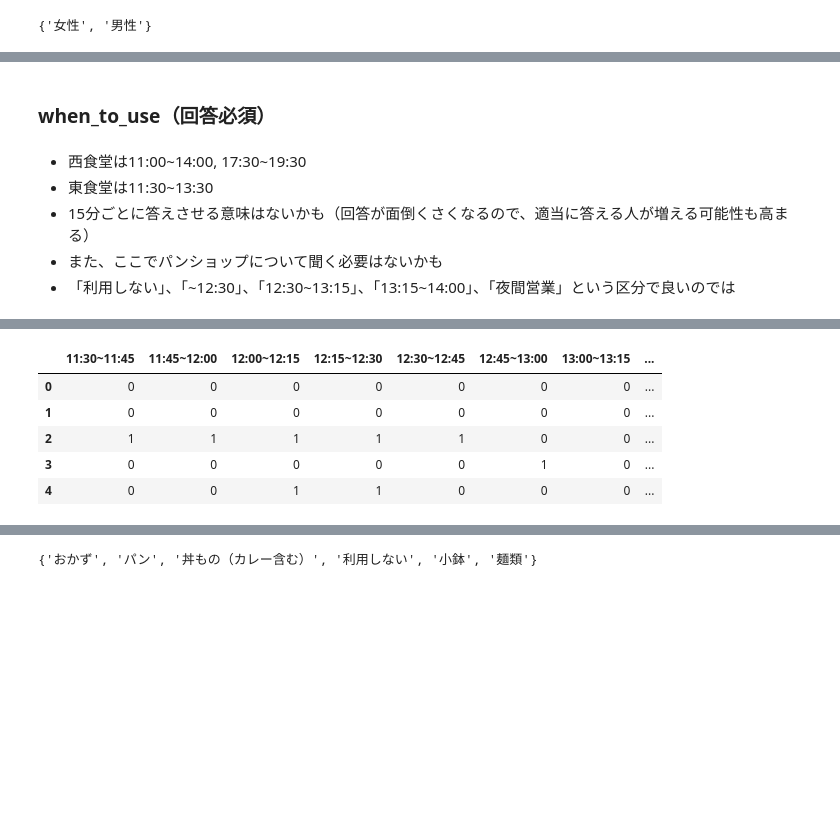
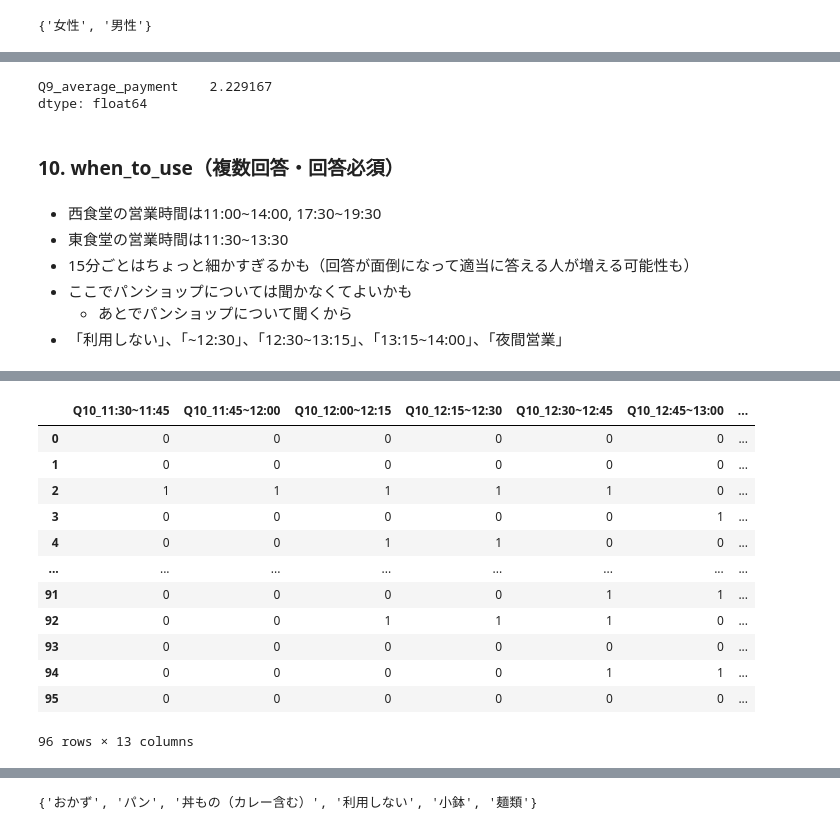
Before and after one commit to ohata-y/coop_iot, a Jupyter notebook: main.ipynb, the cells around one changed output, grey strips where cells are left out. Cells and saved outputs as stored; diff of their text form; code cells hidden in the pictures; blank space fills up the shorter version.

```diff
--- a/main.ipynb
+++ b/main.ipynb
@@ -281,11 +428,17 @@ df_average_payment.head()
+# %%
+df_average_payment.mean()
+# %% [output]
+Q9_average_payment    2.229167
+dtype: float64
 # %% [markdown]
-### when_to_use（回答必須）
+### 10. when_to_use（複数回答・回答必須）
 # %% [markdown]
- - 西食堂は11:00~14:00, 17:30~19:30
- - 東食堂は11:30~13:30
- - 15分ごとに答えさせる意味はないかも（回答が面倒くさくなるので、適当に答える人が増える可能性も高まる）
- - また、ここでパンショップについて聞く必要はないかも
- - 「利用しない」、「~12:30」、「12:30~13:15」、「13:15~14:00」、「夜間営業」という区分で良いのでは
+ - 西食堂の営業時間は11:00~14:00, 17:30~19:30
+ - 東食堂の営業時間は11:30~13:30
+ - 15分ごとはちょっと細かすぎるかも（回答が面倒になって適当に答える人が増える可能性も）
+ - ここでパンショップについては聞かなくてよいかも
+   - あとでパンショップについて聞くから
+ - 「利用しない」、「~12:30」、「12:30~13:15」、「13:15~14:00」、「夜間営業」
 # %%
 tmp1 = list(df2["when_to_use"])
 unique_values = set()
@@ -312,41 +465,50 @@ unique_values
 # %%
 # modify when_to_use
 original = ['11:30~11:45',
             '11:45~12:00',
             '12:00~12:15',
             '12:15~12:30',
             '12:30~12:45',
             '12:45~13:00',
             '13:00~13:15',
             '13:15~13:30',
             '13:30~13:45',
             '13:45~14:00',
             '14:00~14:15',
             '14:15~14:30',
             'パンショップのみ利用',
             '利用しない',
             '夜営業']
-new = ['11:30~11:45',
-       '11:45~12:00',
-       '12:00~12:15',
-       '12:15~12:30',
-       '12:30~12:45',
-       '12:45~13:00',
-       '13:00~13:15',
-       '13:15~13:30',
-       '13:30~13:45',
-       '13:45~14:00',
-       '14:00~14:15',
-       '14:15~14:30',
-       'bakery_only',
-       'not_using',
-       'night']
+new = ['Q10_11:30~11:45',
+       'Q10_11:45~12:00',
+       'Q10_12:00~12:15',
+       'Q10_12:15~12:30',
+       'Q10_12:30~12:45',
+       'Q10_12:45~13:00',
+       'Q10_13:00~13:15',
+       'Q10_13:15~13:30',
+       'Q10_13:30~13:45',
+       'Q10_13:45~14:00',
+       'Q10_14:00~14:15',
+       'Q10_14:15~14:30',
+       'Q10_bakery_only',
+       'Q10_not_using',
+       'Q10_night']
 df_when_to_use = modify_values_dummies(df2, "when_to_use", original, new)
-df_when_to_use.head()
+df_when_to_use.drop(columns=["Q10_bakery_only",
+                             "Q10_not_using"], inplace=True)
+df_when_to_use
 # %% [output]
-|  | 11:30~11:45 | 11:45~12:00 | 12:00~12:15 | 12:15~12:30 | 12:30~12:45 | 12:45~13:00 | 13:00~13:15 | ... |
-| 0 | 0 | 0 | 0 | 0 | 0 | 0 | 0 | ... |
-| 1 | 0 | 0 | 0 | 0 | 0 | 0 | 0 | ... |
-| 2 | 1 | 1 | 1 | 1 | 1 | 0 | 0 | ... |
-| 3 | 0 | 0 | 0 | 0 | 0 | 1 | 0 | ... |
-| 4 | 0 | 0 | 1 | 1 | 0 | 0 | 0 | ... |
+|  | Q10_11:30~11:45 | Q10_11:45~12:00 | Q10_12:00~12:15 | Q10_12:15~12:30 | Q10_12:30~12:45 | Q10_12:45~13:00 | ... |
+| 0 | 0 | 0 | 0 | 0 | 0 | 0 | ... |
+| 1 | 0 | 0 | 0 | 0 | 0 | 0 | ... |
+| 2 | 1 | 1 | 1 | 1 | 1 | 0 | ... |
+| 3 | 0 | 0 | 0 | 0 | 0 | 1 | ... |
+| 4 | 0 | 0 | 1 | 1 | 0 | 0 | ... |
+| ... | ... | ... | ... | ... | ... | ... | ... |
+| 91 | 0 | 0 | 0 | 0 | 1 | 1 | ... |
+| 92 | 0 | 0 | 1 | 1 | 1 | 0 | ... |
+| 93 | 0 | 0 | 0 | 0 | 0 | 0 | ... |
+| 94 | 0 | 0 | 0 | 0 | 1 | 1 | ... |
+| 95 | 0 | 0 | 0 | 0 | 0 | 0 | ... |
+96 rows × 13 columns
```
Also changed, not shown: parts of 140 cells of this notebook, 2 other files.
